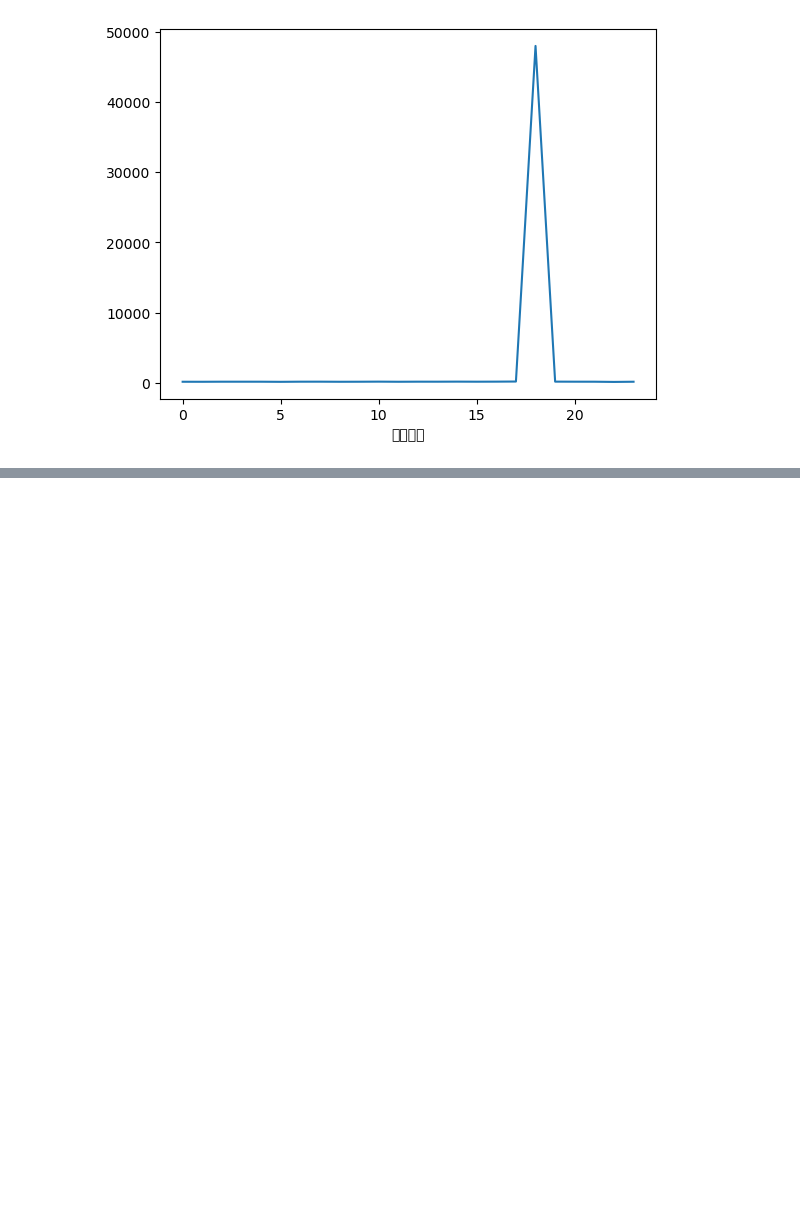
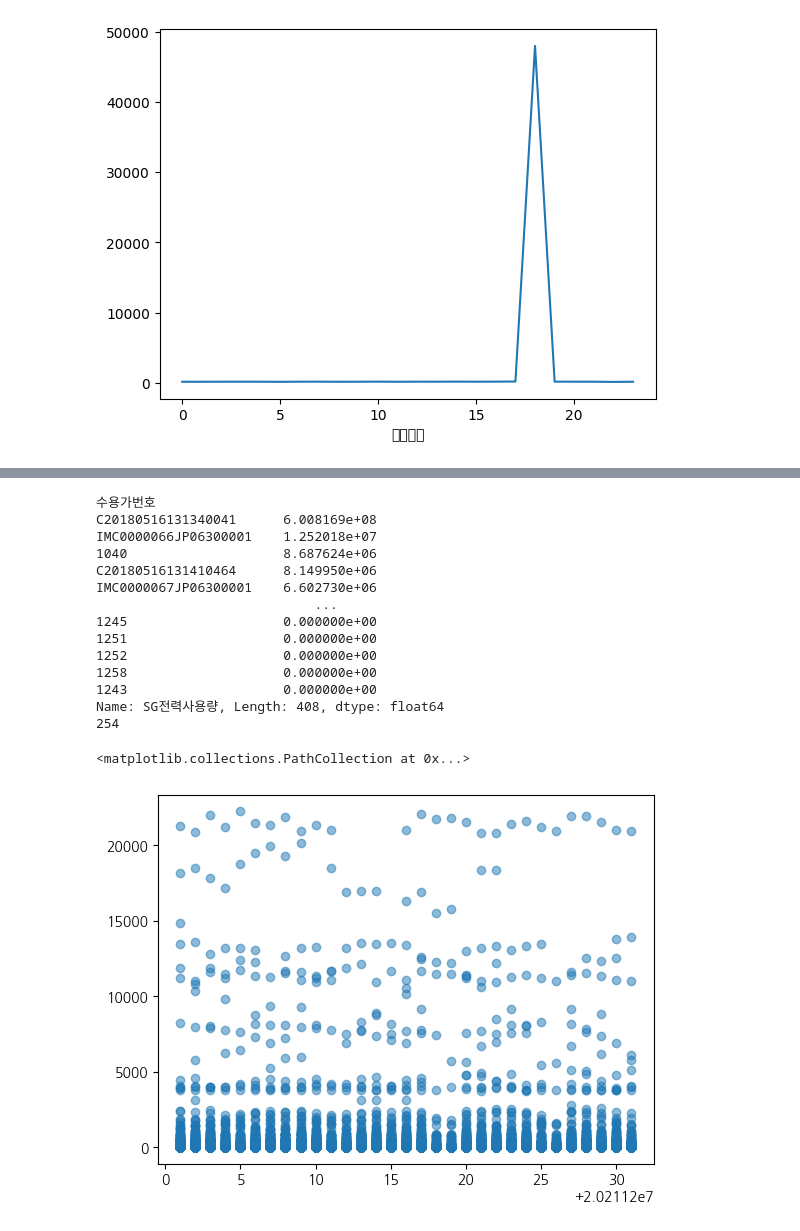
Before and after one commit to zeenoo11/Project_LivingLab, a Jupyter notebook: Projects/factory.ipynb, the cells around one changed output, grey strips where cells are left out. Drawn from its saved outputs; the diff is of its cells as text; code cells hidden in the pictures; blank space fills up the shorter version.

```diff
--- a/Projects/factory.ipynb
+++ b/Projects/factory.ipynb
@@ -75,0 +163,31 @@ Name: 전체전력사용량, dtype: float64
+# %%
+# 같은 원리로 18시의 이상치 제거
+fac_18 = factoryDF[factoryDF['측정시각'] == 18]
+fac_18 = fac_18[fac_18['SG전력사용량'] < 500000000]
+
+# 수용가별 SG전력사용량의 합
+grouped = factoryDF.groupby('수용가번호')
+result = grouped['SG전력사용량'].sum().sort_values(ascending=False)
+print(result)
+
+# 0이 아닌 데이터 개수
+print(result[result != 0].count())  # 254개
+
+plt.scatter(fac_18['측정일자'], fac_18['SG전력사용량'], alpha=0.5)
+# %% [output]
+수용가번호
+C20180516131340041      6.008169e+08
+IMC0000066JP06300001    1.252018e+07
+1040                    8.687624e+06
+C20180516131410464      8.149950e+06
+IMC0000067JP06300001    6.602730e+06
+                            ...
+1245                    0.000000e+00
+1251                    0.000000e+00
+1252                    0.000000e+00
+1258                    0.000000e+00
+1243                    0.000000e+00
+Name: SG전력사용량, Length: 408, dtype: float64
+254
+<matplotlib.collections.PathCollection at 0x...>
+[figure, added]
```
Also changed, not shown: parts of 12 cells of this notebook, 3 other files.
